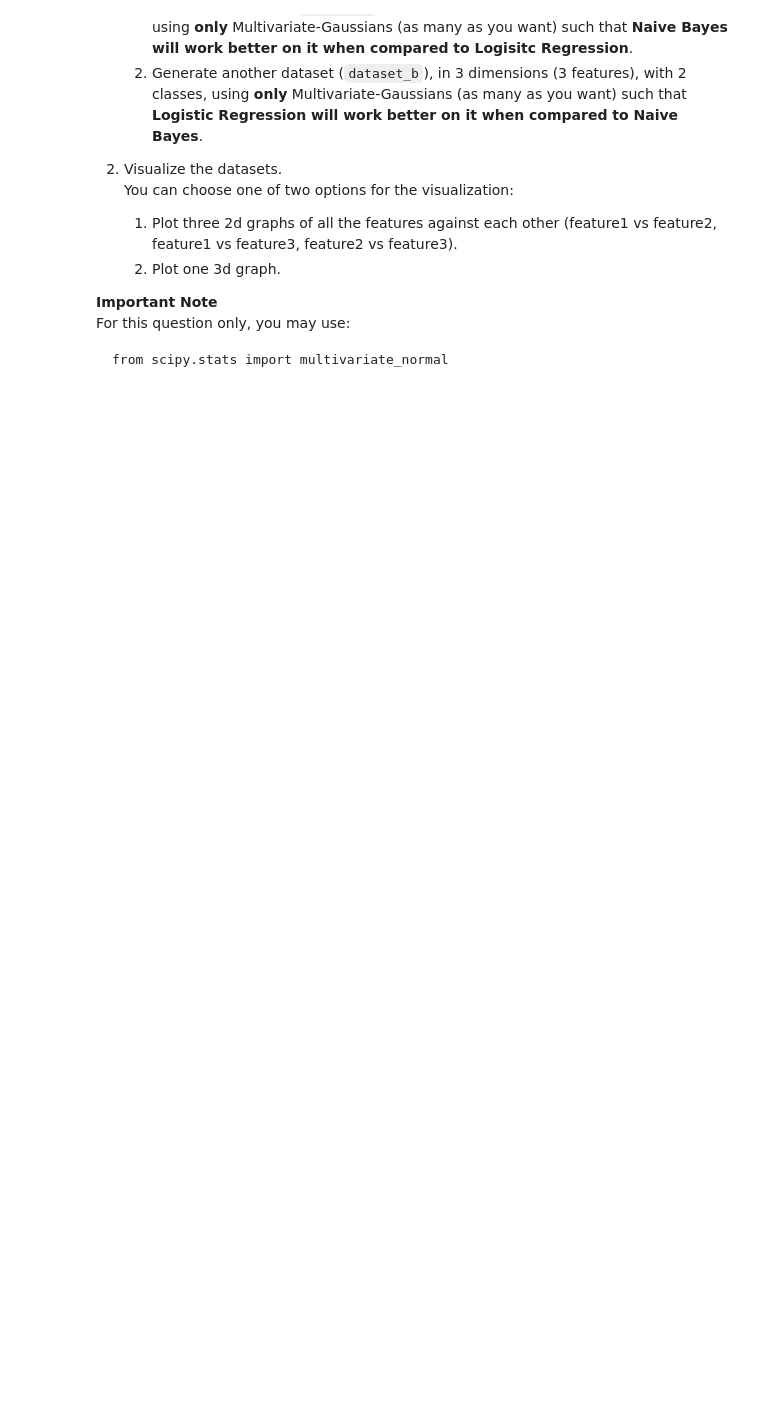
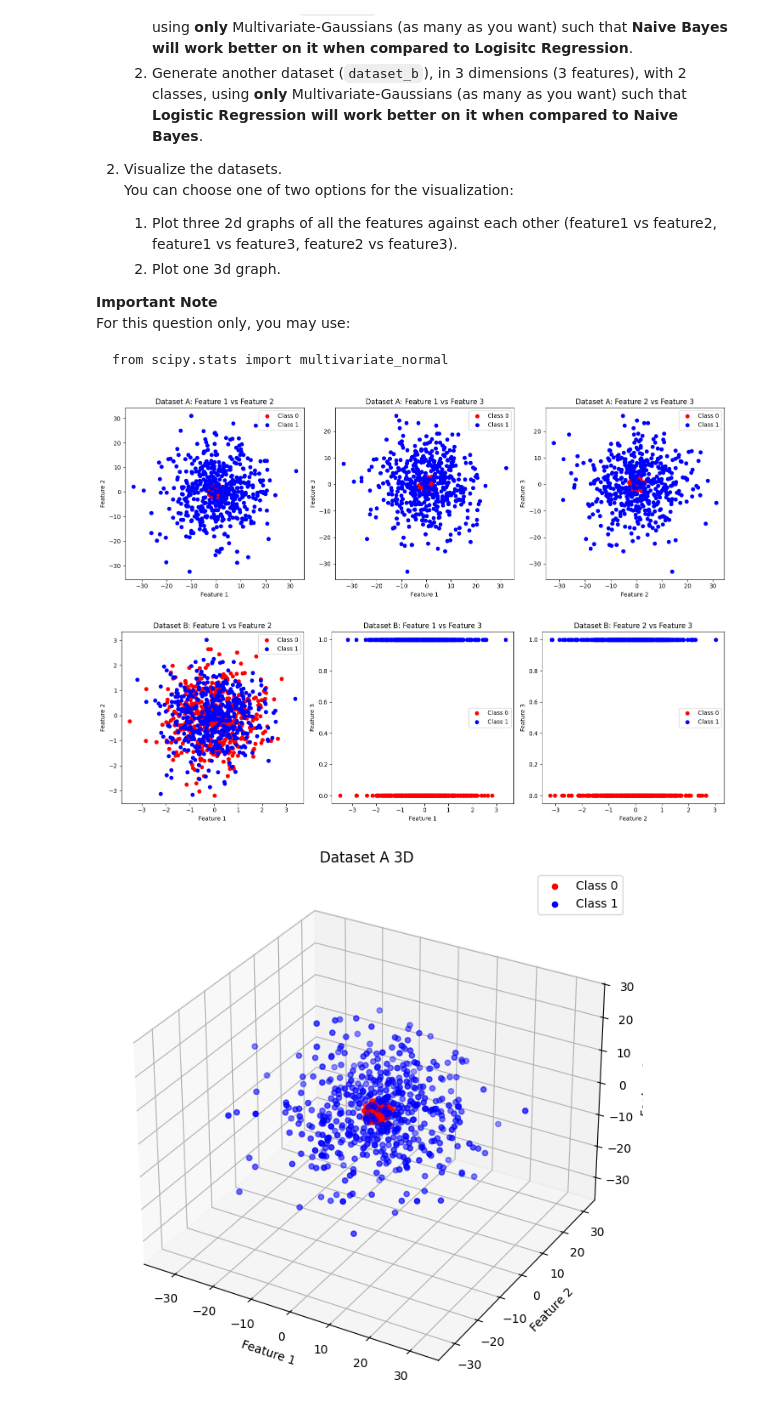
Before and after one commit to TheOmer23/Machine_learning_HW4, a Jupyter notebook: Omer/HW4/hw4.ipynb, the cells around one changed output. Cells and saved outputs as stored; diff of their text form; code cells hidden in the pictures; blank space fills up the shorter version.

```diff
--- a/Omer/HW4/hw4.ipynb
+++ b/Omer/HW4/hw4.ipynb
@@ -447,0 +468,22 @@ from hw4 import generate_datasets
+# %%
+    datasets = generate_datasets()
+    dataset_a_features = datasets['dataset_a_features']
+    dataset_a_labels = datasets['dataset_a_labels']
+    dataset_b_features = datasets['dataset_b_features']
+    dataset_b_labels = datasets['dataset_b_labels']
+
+    # Plot 2D graphs for dataset A
+    plot_2d_graphs(dataset_a_features, dataset_a_labels, "Dataset A")
+
+    # Plot 2D graphs for dataset B
+    plot_2d_graphs(dataset_b_features, dataset_b_labels, "Dataset B")
+
+    # Plot 3D graphs for dataset A
+    plot_3d_graph(dataset_a_features, dataset_a_labels, "Dataset A")
+
+    # Plot 3D graphs for dataset B
+    plot_3d_graph(dataset_b_features, dataset_b_labels, "Dataset B")
+# %% [output]
+[figure, added]
+[figure, added]
+[figure, added]
```
Also changed, not shown: parts of 11 cells of this notebook, 1 other file.
